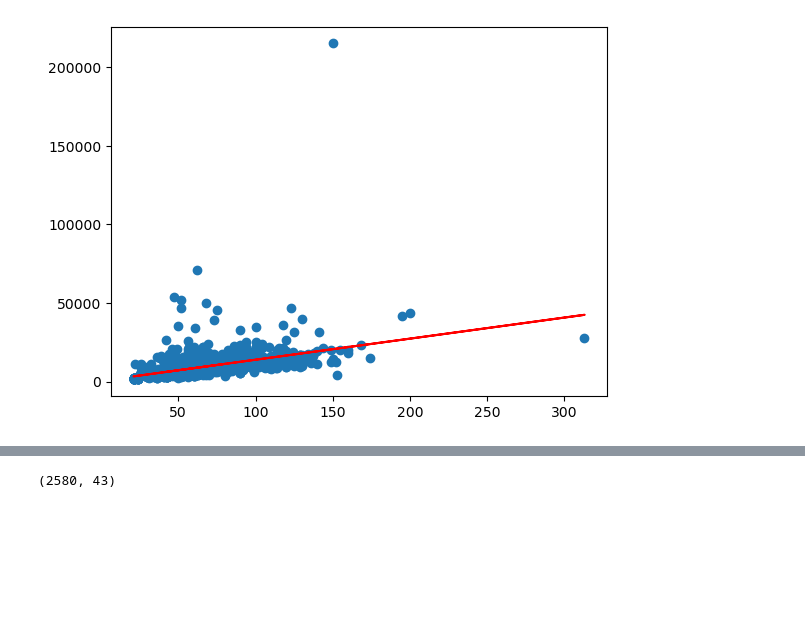
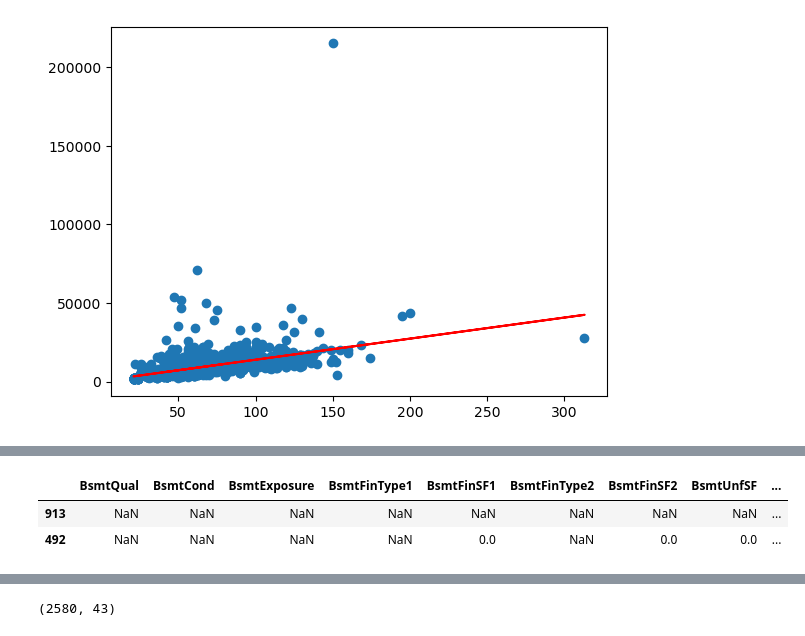
Before and after one commit to ersdanforth/ames_housing, a Jupyter notebook: preprocessing.ipynb, the cells around one changed output, grey strips where cells are left out. Cells and saved outputs as stored; diff of their text form; code cells hidden in the pictures; blank space fills up the shorter version.

```diff
--- a/preprocessing.ipynb
+++ b/preprocessing.ipynb
@@ -160,0 +177,7 @@ plt.scatter(num_features['LotFrontage'], num_features['LotArea'])
+# %%
+# for missing values of Bsmt variables, there is no basement
+housing[housing['BsmtFullBath'].isna()].filter(regex='Bsmt')
+# %% [output]
+|  | BsmtQual | BsmtCond | BsmtExposure | BsmtFinType1 | BsmtFinSF1 | BsmtFinType2 | BsmtFinSF2 | BsmtUnfSF | ... |
+| 913 | NaN | NaN | NaN | NaN | NaN | NaN | NaN | NaN | ... |
+| 492 | NaN | NaN | NaN | NaN | 0.0 | NaN | 0.0 | 0.0 | ... |
```
Also changed, not shown: parts of 25 cells of this notebook, 3 other files.
